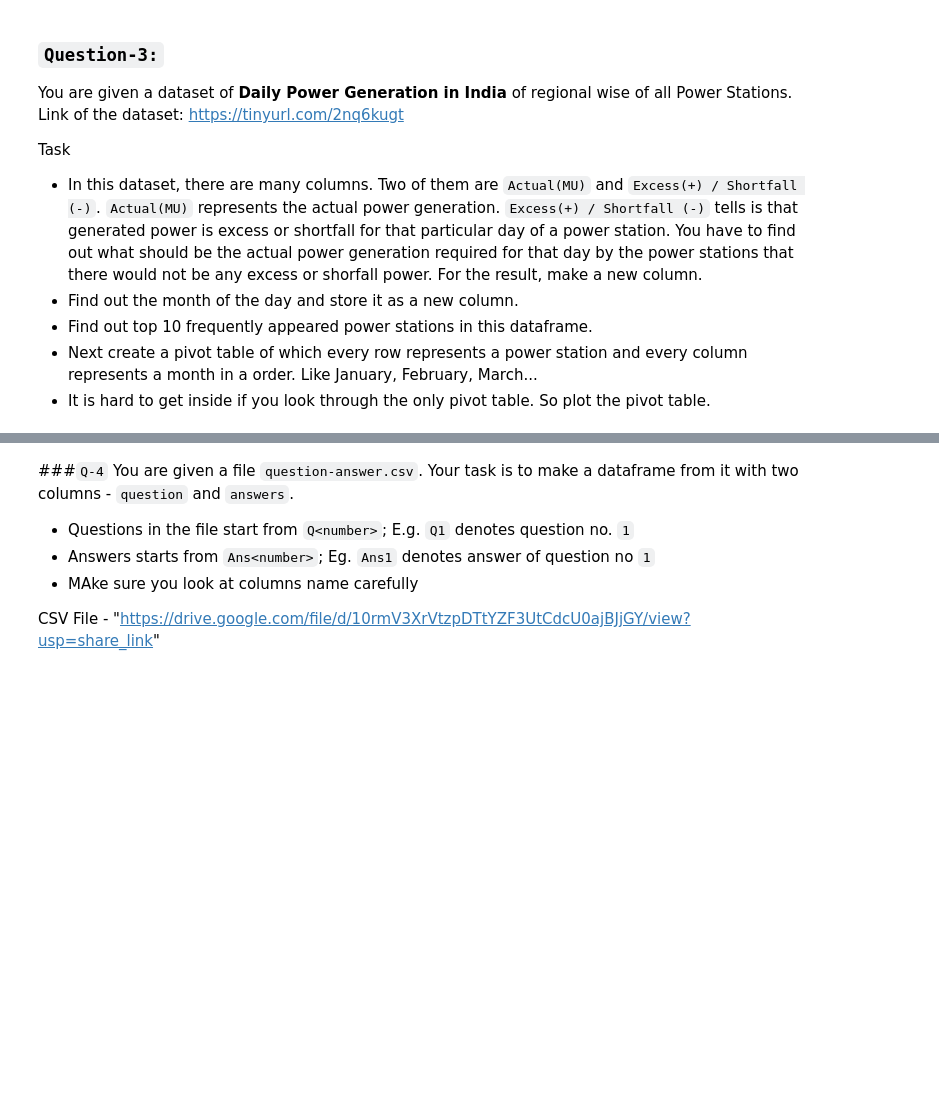
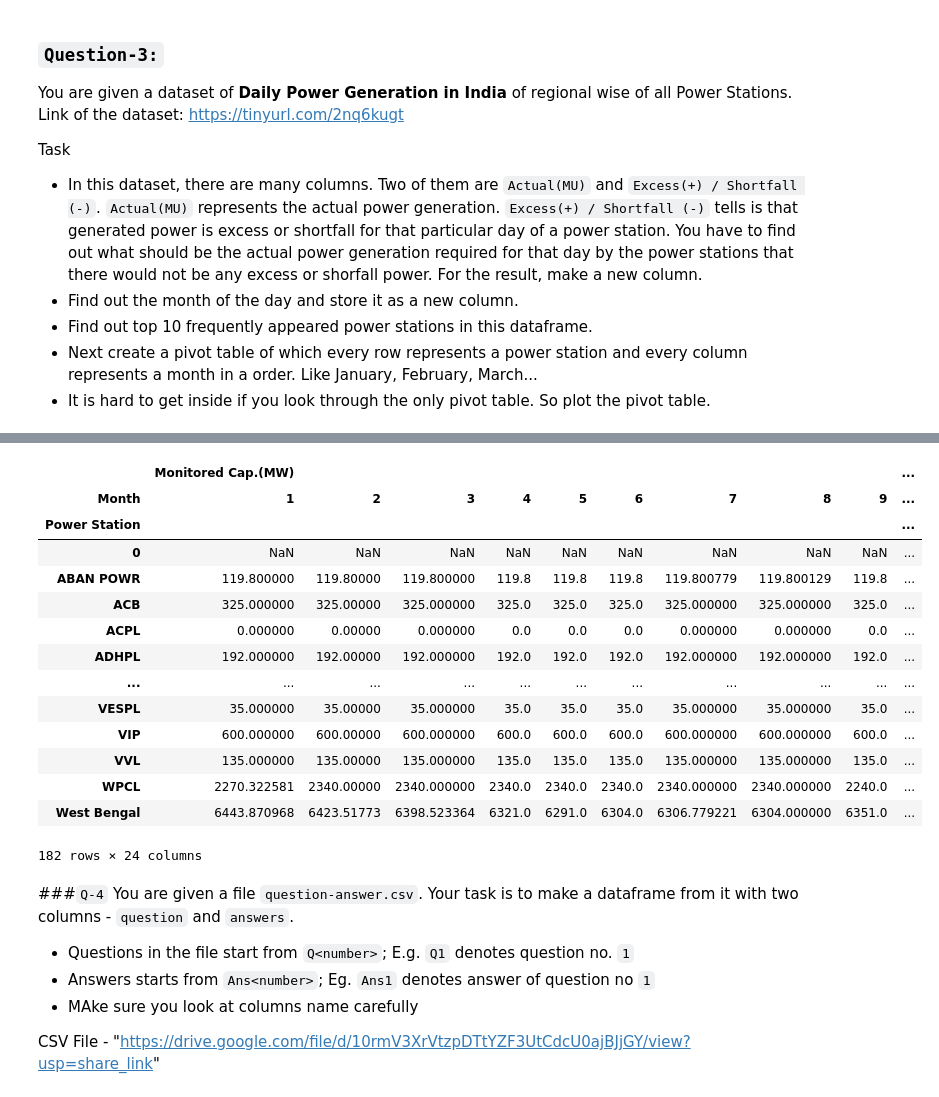
Before and after one commit to hemant087/3_Pandas, a Jupyter notebook: Task/task_22.ipynb, the cells around one changed output, grey strips where cells are left out. Drawn from its saved outputs; the diff is of its cells as text; code cells hidden in the pictures; blank space fills up the shorter version.

```diff
--- a/Task/task_22.ipynb
+++ b/Task/task_22.ipynb
@@ -84,0 +67,4 @@ Task
+# %%
+# code here
+df = pd.read_csv("https://tinyurl.com/2nq6kugt")
+df.head()
@@ -84,0 +78,7 @@ Task
+# %%
+# Find out the month of the day and store it as a new column.abs
+
+def fun(date):
+    return pd.Timestamp(date).month
+
+df["Month"]= df.Dates.apply(fun)
@@ -85,3 +110,24 @@ Task
+# %%
+# Next create a pivot table of which every row represents a power station and every column represents a month in a order. Like January, February, March...
+
+
+df.pivot_table(index="Power Station",columns="Month",values=["Monitored Cap.(MW)","Total Cap. Under Maintenace (MW)"], aggfunc="mean")
+# %% [output]
+|  | Monitored Cap.(MW) |  |  |  |  |  |  |  |  | ... |
+| Month | 1 | 2 | 3 | 4 | 5 | 6 | 7 | 8 | 9 | ... |
+| Power Station |  |  |  |  |  |  |  |  |  | ... |
+| 0 | NaN | NaN | NaN | NaN | NaN | NaN | NaN | NaN | NaN | ... |
+| ABAN POWR | 119.800000 | 119.80000 | 119.800000 | 119.8 | 119.8 | 119.8 | 119.800779 | 119.800129 | 119.8 | ... |
+| ACB | 325.000000 | 325.00000 | 325.000000 | 325.0 | 325.0 | 325.0 | 325.000000 | 325.000000 | 325.0 | ... |
+| ACPL | 0.000000 | 0.00000 | 0.000000 | 0.0 | 0.0 | 0.0 | 0.000000 | 0.000000 | 0.0 | ... |
+| ADHPL | 192.000000 | 192.00000 | 192.000000 | 192.0 | 192.0 | 192.0 | 192.000000 | 192.000000 | 192.0 | ... |
+| ... | ... | ... | ... | ... | ... | ... | ... | ... | ... | ... |
+| VESPL | 35.000000 | 35.00000 | 35.000000 | 35.0 | 35.0 | 35.0 | 35.000000 | 35.000000 | 35.0 | ... |
+| VIP | 600.000000 | 600.00000 | 600.000000 | 600.0 | 600.0 | 600.0 | 600.000000 | 600.000000 | 600.0 | ... |
+| VVL | 135.000000 | 135.00000 | 135.000000 | 135.0 | 135.0 | 135.0 | 135.000000 | 135.000000 | 135.0 | ... |
+| WPCL | 2270.322581 | 2340.00000 | 2340.000000 | 2340.0 | 2340.0 | 2340.0 | 2340.000000 | 2340.000000 | 2240.0 | ... |
+| West Bengal | 6443.870968 | 6423.51773 | 6398.523364 | 6321.0 | 6291.0 | 6304.0 | 6306.779221 | 6304.000000 | 6351.0 | ... |
+182 rows × 24 columns
 # %% [markdown]
 ###`Q-4` You are given a file `question-answer.csv`. Your task is to make a dataframe from it with two columns - `question` and `answers`.
 
```
Also changed, not shown: parts of 30 cells of this notebook, 1 other file.
